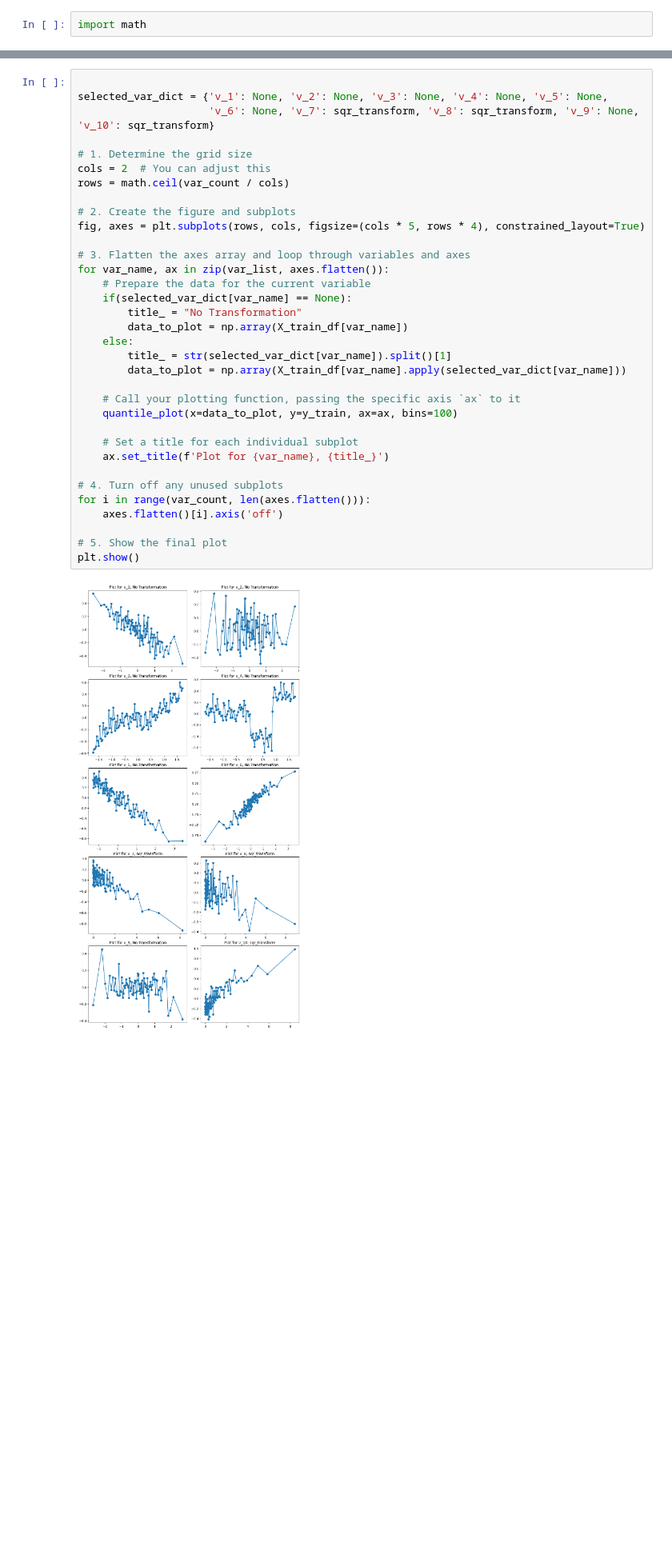
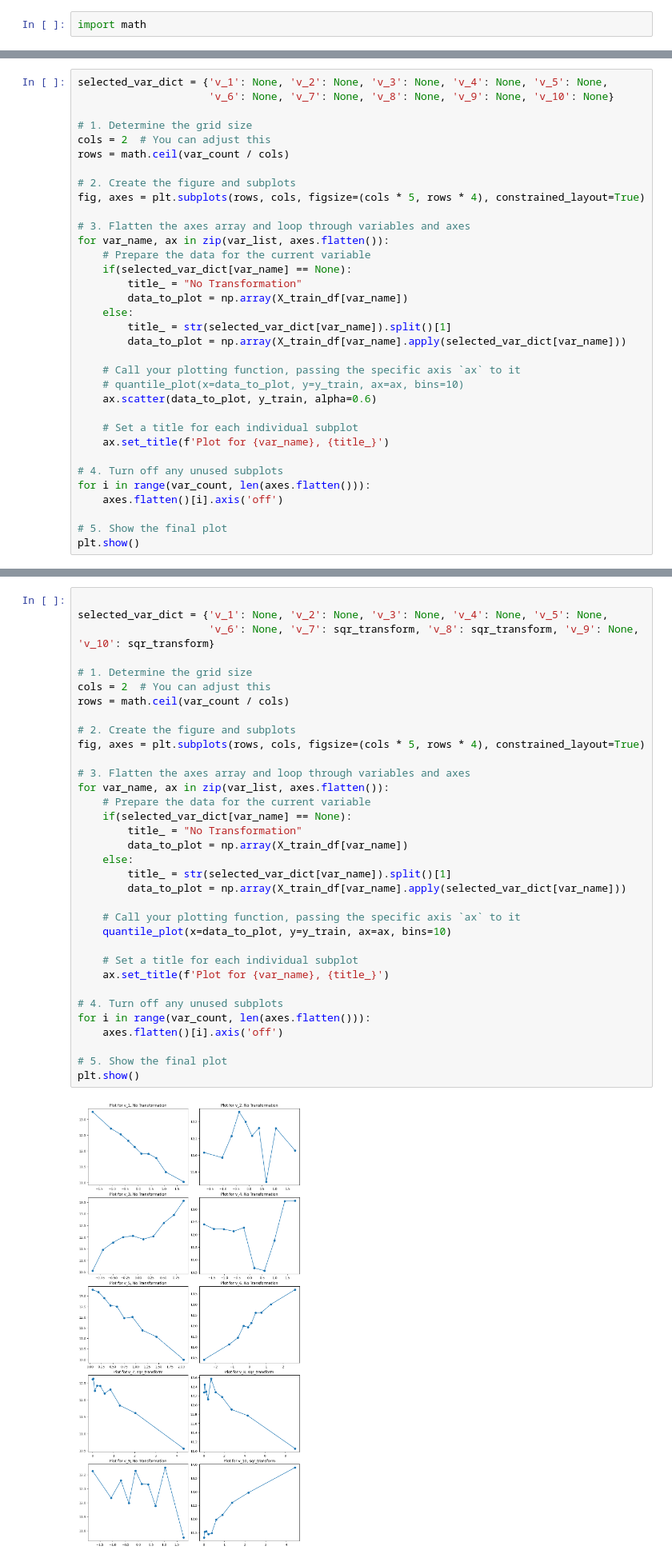
Before and after one commit to abss123/stat_254_solutions, a Jupyter notebook: Lab 2/linear_regression_practice.ipynb, the cells around one changed output, grey strips where cells are left out. Shown at 80% size. Saved outputs shown, nothing was run; the diff lists cells and outputs as text; blank space fills up the shorter version.

Commit message:
modified some reusable vizualization functions

```diff
--- a/Lab 2/linear_regression_practice.ipynb
+++ b/Lab 2/linear_regression_practice.ipynb
@@ -167,0 +164,34 @@ plt.show()
+# %%
+selected_var_dict = {'v_1': None, 'v_2': None, 'v_3': None, 'v_4': None, 'v_5': None,
+                     'v_6': None, 'v_7': None, 'v_8': None, 'v_9': None, 'v_10': None}
+
+# 1. Determine the grid size
+cols = 2  # You can adjust this
+rows = math.ceil(var_count / cols)
+
+# 2. Create the figure and subplots
+fig, axes = plt.subplots(rows, cols, figsize=(cols * 5, rows * 4), constrained_layout=True)
+
+# 3. Flatten the axes array and loop through variables and axes
+for var_name, ax in zip(var_list, axes.flatten()):
+    # Prepare the data for the current variable
+    if(selected_var_dict[var_name] == None):
+        title_ = "No Transformation"
+        data_to_plot = np.array(X_train_df[var_name])
+    else:
+        title_ = str(selected_var_dict[var_name]).split()[1]
+        data_to_plot = np.array(X_train_df[var_name].apply(selected_var_dict[var_name]))
+
+    # Call your plotting function, passing the specific axis `ax` to it
+    # quantile_plot(x=data_to_plot, y=y_train, ax=ax, bins=10)
+    ax.scatter(data_to_plot, y_train, alpha=0.6)
+
+    # Set a title for each individual subplot
+    ax.set_title(f'Plot for {var_name}, {title_}')
+
+# 4. Turn off any unused subplots
+for i in range(var_count, len(axes.flatten())):
+    axes.flatten()[i].axis('off')
+
+# 5. Show the final plot
+plt.show()
@@ -172,35 +204,35 @@ selected_var_dict = {'v_1': None, 'v_2': None, 'v_3': None, 'v_4': None, 'v_5':
 
 # 1. Determine the grid size
 cols = 2  # You can adjust this
 rows = math.ceil(var_count / cols)
 
 # 2. Create the figure and subplots
 fig, axes = plt.subplots(rows, cols, figsize=(cols * 5, rows * 4), constrained_layout=True)
 
 # 3. Flatten the axes array and loop through variables and axes
 for var_name, ax in zip(var_list, axes.flatten()):
     # Prepare the data for the current variable
     if(selected_var_dict[var_name] == None):
         title_ = "No Transformation"
         data_to_plot = np.array(X_train_df[var_name])
     else:
         title_ = str(selected_var_dict[var_name]).split()[1]
         data_to_plot = np.array(X_train_df[var_name].apply(selected_var_dict[var_name]))
 
     # Call your plotting function, passing the specific axis `ax` to it
-    quantile_plot(x=data_to_plot, y=y_train, ax=ax, bins=100)
+    quantile_plot(x=data_to_plot, y=y_train, ax=ax, bins=10)
 
     # Set a title for each individual subplot
     ax.set_title(f'Plot for {var_name}, {title_}')
 
 # 4. Turn off any unused subplots
 for i in range(var_count, len(axes.flatten())):
     axes.flatten()[i].axis('off')
 
 # 5. Show the final plot
 plt.show()
 # %% [output]
-[figure, old version]
+[figure, new version]
 # %%
 X_train_df.corr()
 # %% [output]
```
Also changed, not shown: parts of 13 cells of this notebook.
